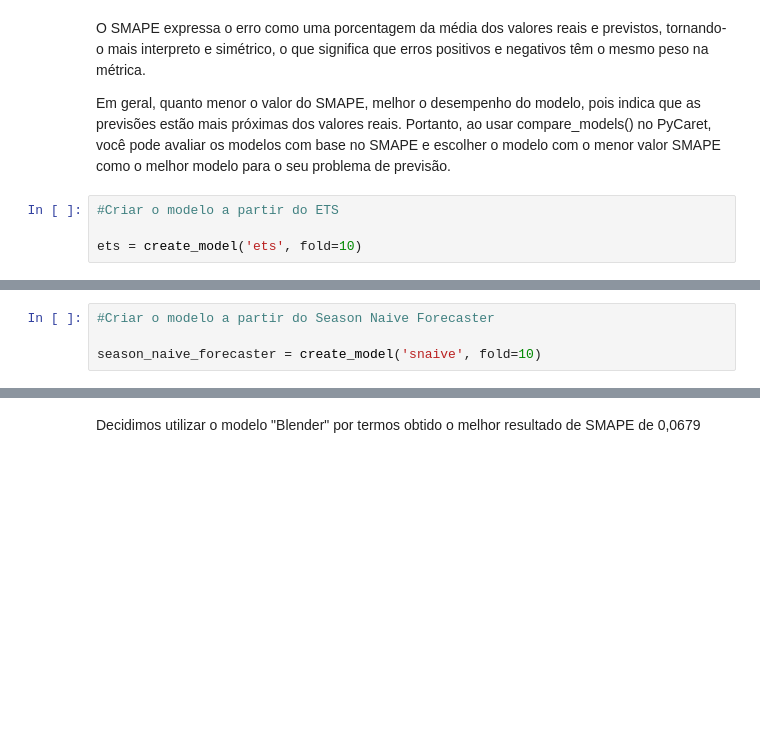
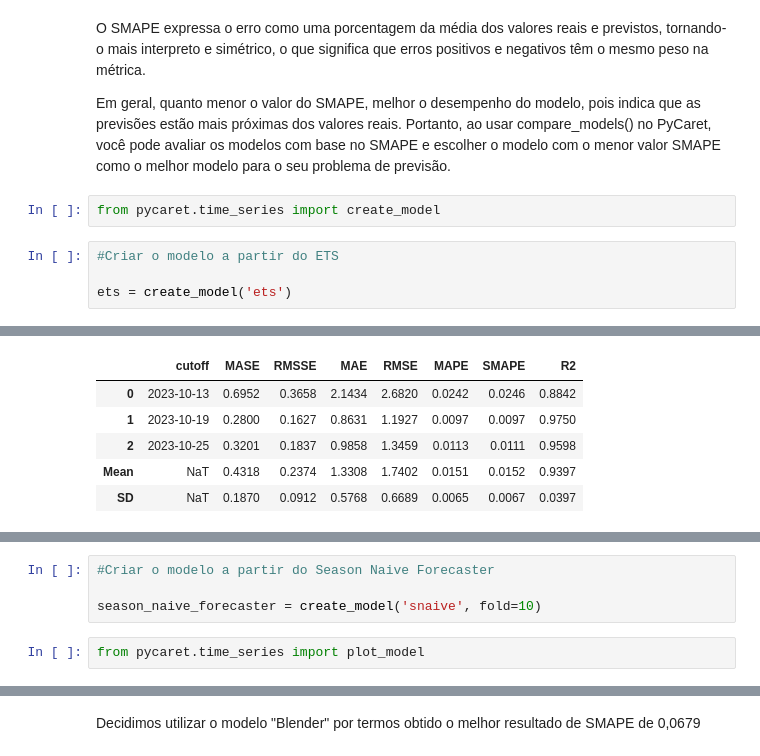
Before and after one commit to LerinaMM/brent_crude_oil, a Jupyter notebook: brent_crude_oil_pycaret.ipynb, the cells around one changed output, grey strips where cells are left out. Saved outputs shown, nothing was run; the diff lists cells and outputs as text; blank space fills up the shorter version.

```diff
--- a/brent_crude_oil_pycaret.ipynb
+++ b/brent_crude_oil_pycaret.ipynb
@@ -204,7 +361,10 @@ best_model = compare_models(n_select=3)
 O SMAPE expressa o erro como uma porcentagem da média dos valores reais e previstos, tornando-o mais interpreto e simétrico, o que significa que erros positivos e negativos têm o mesmo peso na métrica.
 
 Em geral, quanto menor o valor do SMAPE, melhor o desempenho do modelo, pois indica que as previsões estão mais próximas dos valores reais. Portanto, ao usar compare_models() no PyCaret, você pode avaliar os modelos com base no SMAPE e escolher o modelo com o menor valor SMAPE como o melhor modelo para o seu problema de previsão.
+# %%
+from pycaret.time_series import create_model
 # %%
 #Criar o modelo a partir do ETS
 
-ets = create_model('ets', fold=10)
+ets = create_model('ets')
+# %% [output]
@@ -210,0 +372,6 @@ ets = create_model('ets', fold=10)
+|  | cutoff | MASE | RMSSE | MAE | RMSE | MAPE | SMAPE | R2 |
+| 0 | 2023-10-13 | 0.6952 | 0.3658 | 2.1434 | 2.6820 | 0.0242 | 0.0246 | 0.8842 |
+| 1 | 2023-10-19 | 0.2800 | 0.1627 | 0.8631 | 1.1927 | 0.0097 | 0.0097 | 0.9750 |
+| 2 | 2023-10-25 | 0.3201 | 0.1837 | 0.9858 | 1.3459 | 0.0113 | 0.0111 | 0.9598 |
+| Mean | NaT | 0.4318 | 0.2374 | 1.3308 | 1.7402 | 0.0151 | 0.0152 | 0.9397 |
+| SD | NaT | 0.1870 | 0.0912 | 0.5768 | 0.6689 | 0.0065 | 0.0067 | 0.0397 |
@@ -212,6 +380,8 @@ ets = create_model('ets', fold=10)
 #Criar o modelo a partir do Season Naive Forecaster
 
 season_naive_forecaster = create_model('snaive', fold=10)
+# %%
+from pycaret.time_series import plot_model
 # %%
 #Plotando o modelo
 
```
Also changed, not shown: parts of 37 cells of this notebook.
